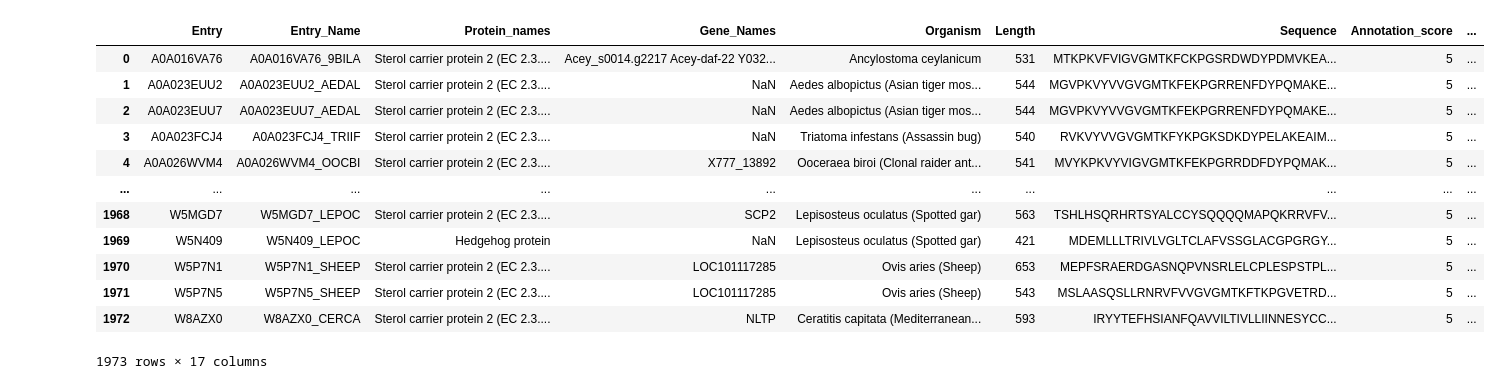
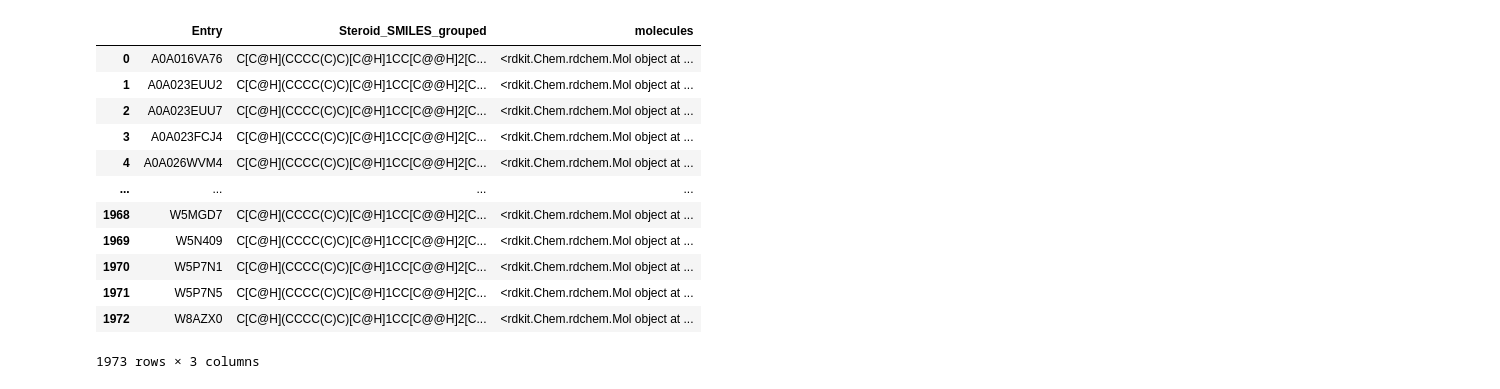
Before and after one commit to wiz124/chem169-git, a Jupyter notebook: Li_Harry_RID_010_code.ipynb, the cells around one changed output. Saved outputs shown, nothing was run; the diff lists cells and outputs as text; code cells hidden in the pictures.

```diff
--- a/Li_Harry_RID_010_code.ipynb
+++ b/Li_Harry_RID_010_code.ipynb
@@ -3,32 +3,33 @@
 # %%
 #Exercise 0
 import pandas as pd
 from rdkit import Chem
-df=pd.read_csv('steroid_dataset - my_data.csv')
+
+df=pd.read_csv('steroid_dataset - my_data.csv', usecols=['Entry','Steroid_SMILES_grouped'])
 
 def smilestomol(smile):
     mol=Chem.MolFromSmiles(smile)
     return mol
 df['molecules']=df['Steroid_SMILES_grouped'].apply(smilestomol)
 display(df)
 
 
 assert df['molecules'].dtype=='object'
 assert df['molecules'].count()==df['Entry'].count()
 # %% [output]
-|  | Entry | Entry_Name | Protein_names | Gene_Names | Organism | Length | Sequence | Annotation_score | ... |
-| 0 | A0A016VA76 | A0A016VA76_9BILA | Sterol carrier protein 2 (EC 2.3.... | Acey_s0014.g2217 Acey-daf-22 Y032... | Ancylostoma ceylanicum | 531 | MTKPKVFVIGVGMTKFCKPGSRDWDYPDMVKEA... | 5 | ... |
-| 1 | A0A023EUU2 | A0A023EUU2_AEDAL | Sterol carrier protein 2 (EC 2.3.... | NaN | Aedes albopictus (Asian tiger mos... | 544 | MGVPKVYVVGVGMTKFEKPGRRENFDYPQMAKE... | 5 | ... |
-| 2 | A0A023EUU7 | A0A023EUU7_AEDAL | Sterol carrier protein 2 (EC 2.3.... | NaN | Aedes albopictus (Asian tiger mos... | 544 | MGVPKVYVVGVGMTKFEKPGRRENFDYPQMAKE... | 5 | ... |
-| 3 | A0A023FCJ4 | A0A023FCJ4_TRIIF | Sterol carrier protein 2 (EC 2.3.... | NaN | Triatoma infestans (Assassin bug) | 540 | RVKVYVVGVGMTKFYKPGKSDKDYPELAKEAIM... | 5 | ... |
-| 4 | A0A026WVM4 | A0A026WVM4_OOCBI | Sterol carrier protein 2 (EC 2.3.... | X777_13892 | Ooceraea biroi (Clonal raider ant... | 541 | MVYKPKVYVIGVGMTKFEKPGRRDDFDYPQMAK... | 5 | ... |
-| ... | ... | ... | ... | ... | ... | ... | ... | ... | ... |
-| 1968 | W5MGD7 | W5MGD7_LEPOC | Sterol carrier protein 2 (EC 2.3.... | SCP2 | Lepisosteus oculatus (Spotted gar) | 563 | TSHLHSQRHRTSYALCCYSQQQQMAPQKRRVFV... | 5 | ... |
-| 1969 | W5N409 | W5N409_LEPOC | Hedgehog protein | NaN | Lepisosteus oculatus (Spotted gar) | 421 | MDEMLLLTRIVLVGLTCLAFVSSGLACGPGRGY... | 5 | ... |
-| 1970 | W5P7N1 | W5P7N1_SHEEP | Sterol carrier protein 2 (EC 2.3.... | LOC101117285 | Ovis aries (Sheep) | 653 | MEPFSRAERDGASNQPVNSRLELCPLESPSTPL... | 5 | ... |
-| 1971 | W5P7N5 | W5P7N5_SHEEP | Sterol carrier protein 2 (EC 2.3.... | LOC101117285 | Ovis aries (Sheep) | 543 | MSLAASQSLLRNRVFVVGVGMTKFTKPGVETRD... | 5 | ... |
-| 1972 | W8AZX0 | W8AZX0_CERCA | Sterol carrier protein 2 (EC 2.3.... | NLTP | Ceratitis capitata (Mediterranean... | 593 | IRYYTEFHSIANFQAVVILTIVLLIINNESYCC... | 5 | ... |
+|  | Entry | Steroid_SMILES_grouped | molecules |
+| 0 | A0A016VA76 | C[C@H](CCCC(C)C)[C@H]1CC[C@@H]2[C... | <rdkit.Chem.rdchem.Mol object at ... |
+| 1 | A0A023EUU2 | C[C@H](CCCC(C)C)[C@H]1CC[C@@H]2[C... | <rdkit.Chem.rdchem.Mol object at ... |
+| 2 | A0A023EUU7 | C[C@H](CCCC(C)C)[C@H]1CC[C@@H]2[C... | <rdkit.Chem.rdchem.Mol object at ... |
+| 3 | A0A023FCJ4 | C[C@H](CCCC(C)C)[C@H]1CC[C@@H]2[C... | <rdkit.Chem.rdchem.Mol object at ... |
+| 4 | A0A026WVM4 | C[C@H](CCCC(C)C)[C@H]1CC[C@@H]2[C... | <rdkit.Chem.rdchem.Mol object at ... |
+| ... | ... | ... | ... |
+| 1968 | W5MGD7 | C[C@H](CCCC(C)C)[C@H]1CC[C@@H]2[C... | <rdkit.Chem.rdchem.Mol object at ... |
+| 1969 | W5N409 | C[C@H](CCCC(C)C)[C@H]1CC[C@@H]2[C... | <rdkit.Chem.rdchem.Mol object at ... |
+| 1970 | W5P7N1 | C[C@H](CCCC(C)C)[C@H]1CC[C@@H]2[C... | <rdkit.Chem.rdchem.Mol object at ... |
+| 1971 | W5P7N5 | C[C@H](CCCC(C)C)[C@H]1CC[C@@H]2[C... | <rdkit.Chem.rdchem.Mol object at ... |
+| 1972 | W8AZX0 | C[C@H](CCCC(C)C)[C@H]1CC[C@@H]2[C... | <rdkit.Chem.rdchem.Mol object at ... |
-1973 rows × 17 columns
+1973 rows × 3 columns
 # %%
 #Exercise 1
 from rdkit.Chem import AllChem, MACCSkeys
```
Also changed, not shown: parts of 3 cells of this notebook.
